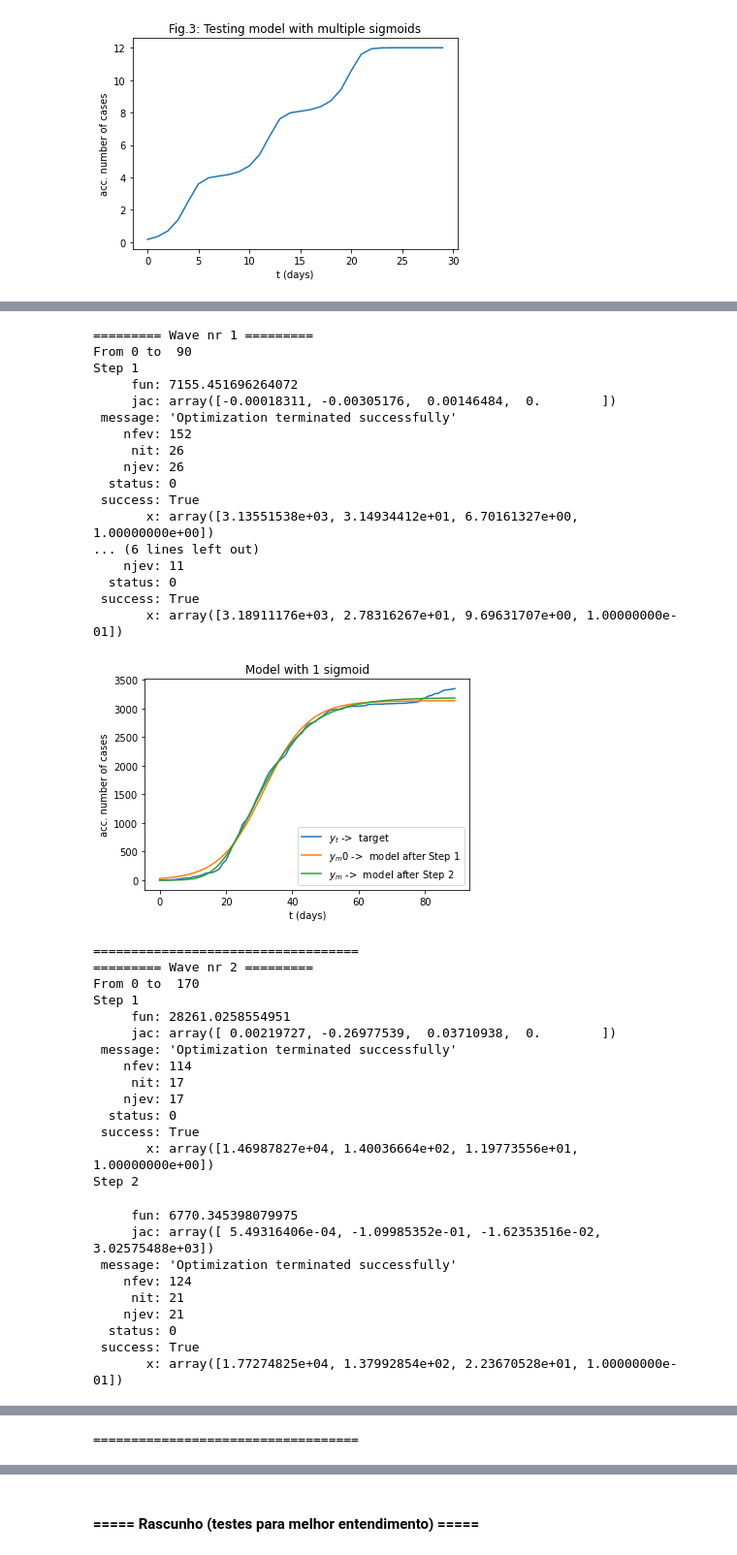
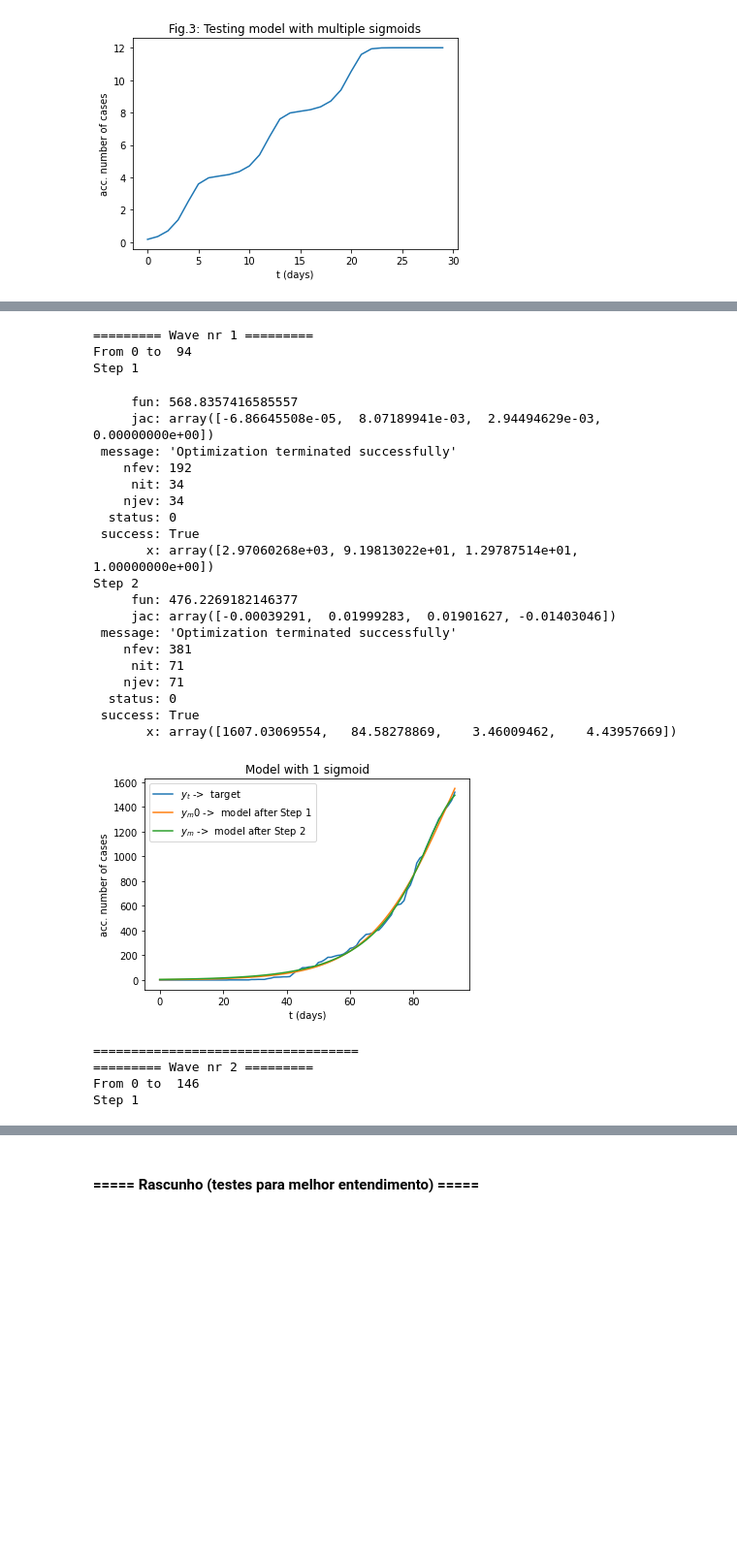
Before and after one commit to fpelogia/epid-models, a Jupyter notebook: optimize.ipynb, the cells around one changed output, grey strips where cells are left out. Shown at 97% size. Saved outputs shown, nothing was run; the diff lists cells and outputs as text; code cells hidden in the pictures; blank space fills up the shorter version.

```diff
--- a/optimize.ipynb
+++ b/optimize.ipynb
@@ -11,7 +11,7 @@ from sigmoid import f_t, deriv_f_t
 from new_wave import new_wave_detection, filter_data, forward_euler
 # %%
 #import data
-data = pd.read_csv("Datasets/jerusalem.csv")
+data = pd.read_csv("Datasets/sjc.csv")
 acc_n_cases = data.total_confirmed
 normalized_acc_n_cases = data.total_confirmed / max(data.total_confirmed)
 t = np.linspace(0, len(acc_n_cases), len(acc_n_cases))
@@ -124,7 +135,7 @@ cons = [con1, con2, con3, con4]
 # %%
 # Step 1 - Optimize a symmetric sigmoid (nu = 1)
 y_t = acc_n_cases[:n_days]
-A0 = 2*max(y_t)
+A0 = 1.5*max(y_t)
 tp0 = (2/3)*len(y_t)
 delta0 = (1/4)*len(y_t)
 nu0 = 1
@@ -226,8 +242,12 @@ plt.show()
 fig = plt.figure()
 plt.plot(acc_n_cases)
 # Defini manualmente, por enquanto...
-# pelo new_wave.py daria x_t [11, 101, 167, 254]
-x_nw = [90, 170, 240]
+# pelo new_wave.py daria x_t [11, 101, 167, 254] (Jerusalem)
+# x_nw = [90, 170, 240] #(Jerusalém)
+# x_nw = [147, 287, 382, 669] #(SJC)
+#x_nw = [84, 259, 314, 375, 688] # (SP)
+x_nw  = [94, 146, 269, 314, 377, 469, 607, 677, 741] # Campinas tr 2e-5
+#x_nw = [100, 149, 471, 610, 681, 741] # Camilas tr 3e-5
 plt.title('Fig.4: Visualizing the transition points')
 plt.vlines(x_nw, 0, 200e3, colors='dimgray', linestyles='dashdot', zorder=1, label="new wave transition")
 plt.xlabel('t (days)')
@@ -248,6 +268,7 @@ for i in range(len(x_nw) + 1):
     print('From 0 to ', n_days)
     print('Step 1')
     # Step 1 - Optimize a symmetric sigmoid (nu = 1)
+    # Initial values
     if(i == 0):
         y_t = acc_n_cases[:n_days]
         A0 = 2*max(y_t)
@@ -255,7 +276,7 @@ for i in range(len(x_nw) + 1):
         delta0 = (1/4)*len(y_t)
         nu0 = 1
     else:
-        tp0 += 50
+        tp0 += 100
         A0 *= 1.2
     # else:
     #     [A0, tp0, delta0, nu0] = sig_params[len(sig_params) - 1]
@@ -271,69 +292,55 @@ for i in range(len(x_nw) + 1):
     # Step 2 - Optimize an assymmetric sigmoid
     # using optimal values of step 1 as the starting point
     [A0, tp0, delta0, nu0] = sol.x
 
     x0 = [A0, tp0, delta0, nu0]
     sol = minimize(loss_f, x0, constraints=cons, args=('MSE'), method='SLSQP')
     print(sol)
 
     # Optimal values
     [A, tp, delta, nu] = sol.x
 
     y_t = acc_n_cases[:n_days]
     y_m0 = model(t[:n_days], A0, tp0, delta0, nu0)
     y_m = model(t[:n_days], A, tp, delta, nu)
     s = "" if (n_sig == 1) else "s"
     plt.title(f'Model with {n_sig} sigmoid{s}')
     plt.plot(y_t, label='$y_t$ ->  target')
     plt.plot(y_m0, label='$y_m0$ ->  model after Step 1')
     plt.plot(y_m, label='$y_m$ ->  model after Step 2')
     plt.xlabel('t (days)')
     plt.ylabel('acc. number of cases')
     plt.legend()
     plt.show()
 
     n_sig += 1
     sig_params.append([A, tp, delta, nu])
     print(f'===================================')
 # %% [output]
 ========= Wave nr 1 =========
-From 0 to  90
+From 0 to  94
 Step 1
-     fun: 7155.451696264072
-     jac: array([-0.00018311, -0.00305176,  0.00146484,  0.        ])
- message: 'Optimization terminated successfully'
-    nfev: 152
-     nit: 26
-    njev: 26
-  status: 0
- success: True
-       x: array([3.13551538e+03, 3.14934412e+01, 6.70161327e+00, 1.00000000e+00])
-... (6 lines left out)
-    njev: 11
-  status: 0
- success: True
-       x: array([3.18911176e+03, 2.78316267e+01, 9.69631707e+00, 1.00000000e-01])
+     fun: 568.8357416585557
+     jac: array([-6.86645508e-05,  8.07189941e-03,  2.94494629e-03,  0.00000000e+00])
+ message: 'Optimization terminated successfully'
+    nfev: 192
+     nit: 34
+    njev: 34
+  status: 0
+ success: True
+       x: array([2.97060268e+03, 9.19813022e+01, 1.29787514e+01, 1.00000000e+00])
+Step 2
+     fun: 476.2269182146377
+     jac: array([-0.00039291,  0.01999283,  0.01901627, -0.01403046])
+ message: 'Optimization terminated successfully'
+    nfev: 381
+     nit: 71
+    njev: 71
+  status: 0
+ success: True
+       x: array([1607.03069554,   84.58278869,    3.46009462,    4.43957669])
-[figure, old version]
+[figure, new version]
-===================================
-========= Wave nr 2 =========
-From 0 to  170
-Step 1
-     fun: 28261.0258554951
-     jac: array([ 0.00219727, -0.26977539,  0.03710938,  0.        ])
- message: 'Optimization terminated successfully'
-    nfev: 114
-     nit: 17
-    njev: 17
-  status: 0
- success: True
-       x: array([1.46987827e+04, 1.40036664e+02, 1.19773556e+01, 1.00000000e+00])
-Step 2
-     fun: 6770.345398079975
-     jac: array([ 5.49316406e-04, -1.09985352e-01, -1.62353516e-02,  3.02575488e+03])
- message: 'Optimization terminated successfully'
-    nfev: 124
-     nit: 21
-    njev: 21
-  status: 0
- success: True
-       x: array([1.77274825e+04, 1.37992854e+02, 2.23670528e+01, 1.00000000e-01])
+===================================
+========= Wave nr 2 =========
+From 0 to  146
+Step 1
@@ -389 +414,0 @@ Step 2
-===================================
```
Also changed, not shown: parts of 12 cells of this notebook, 13 other files.
